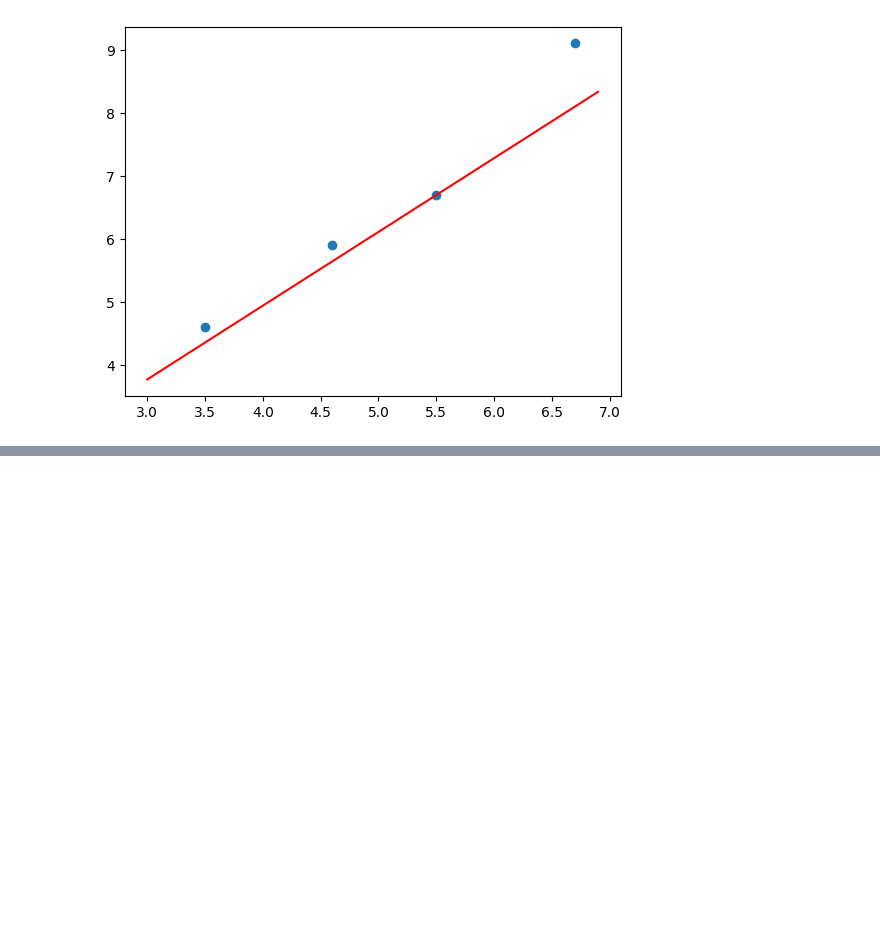
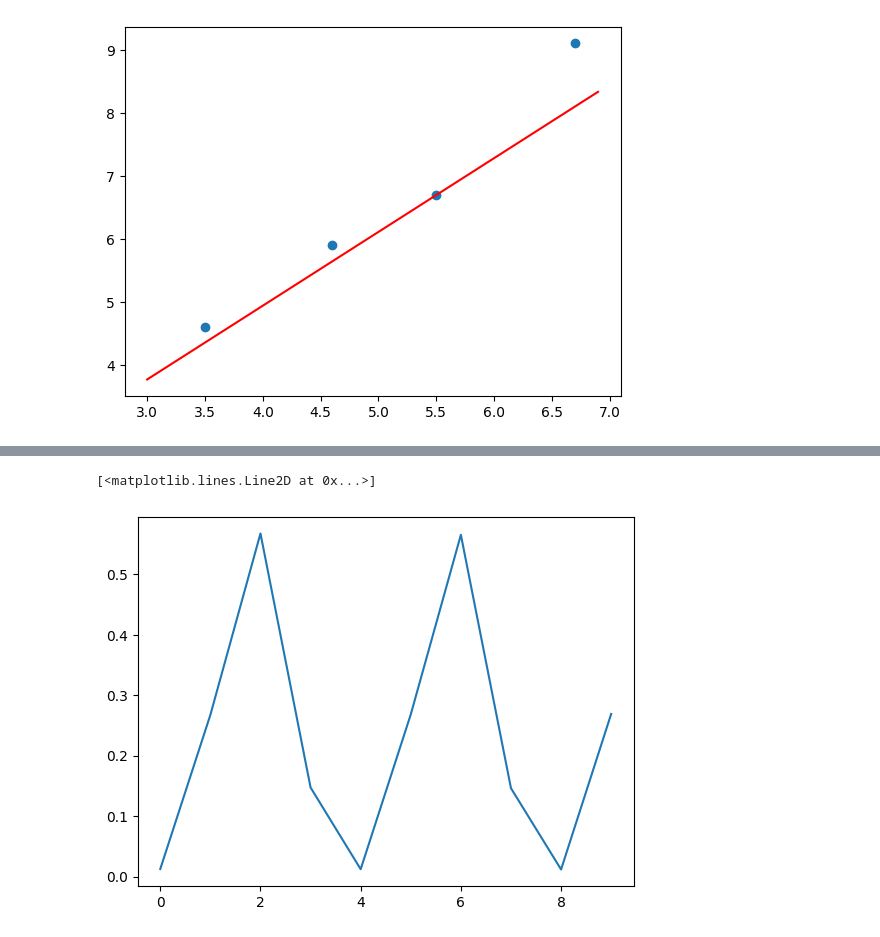
Before and after one commit to THIEN31103/Linear_Regression_Mini_Batch_Training, a Jupyter notebook: Src/main.ipynb, the cells around one changed output, grey strips where cells are left out. Cells and saved outputs as stored; diff of their text form; code cells hidden in the pictures; blank space fills up the shorter version.

```diff
--- a/Src/main.ipynb
+++ b/Src/main.ipynb
@@ -20,0 +82,7 @@ plt.plot(x_values, y_values, 'r')
+# %%
+import matplotlib.pyplot as plt
+
+plt.plot(losses[-10:])
+# %% [output]
+[<matplotlib.lines.Line2D at 0x...>]
+[figure, added]
```
Also changed, not shown: parts of 23 cells of this notebook.
